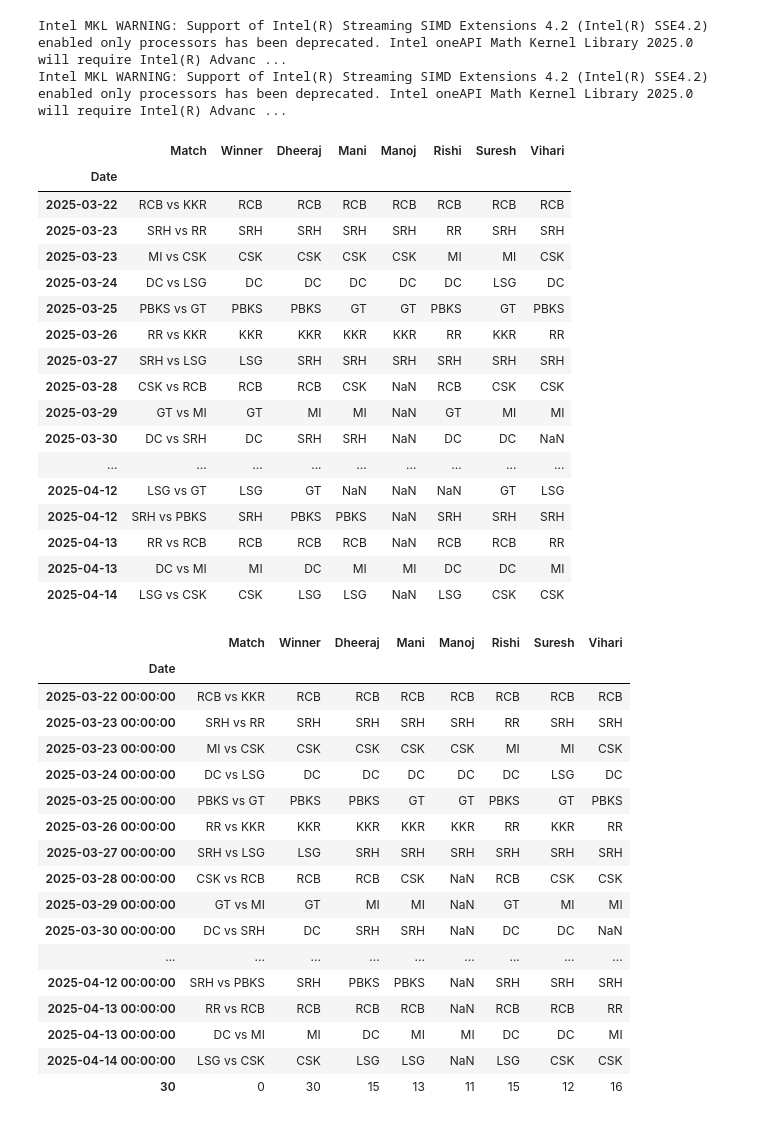
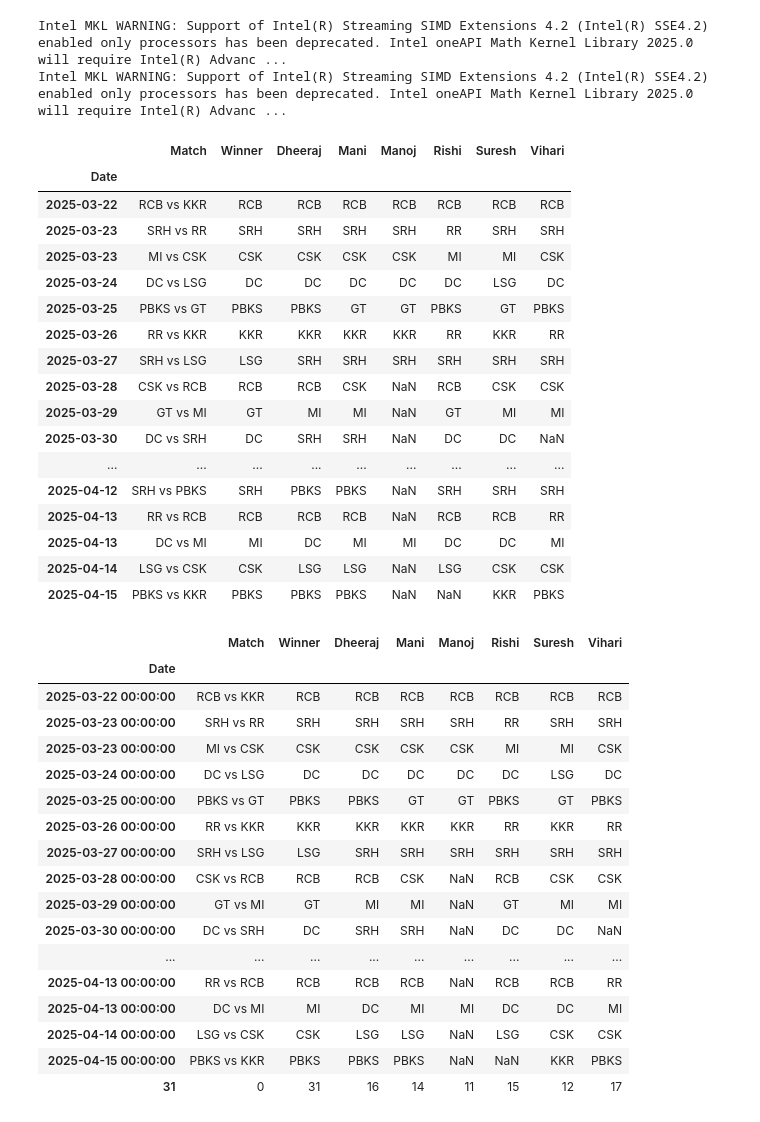
Before and after one commit to vm15717/IPL_data_analysis, a Jupyter notebook: sambar_nation.ipynb, the cells around one changed output. Saved outputs shown, nothing was run; the diff lists cells and outputs as text; code cells hidden in the pictures.

```diff
--- a/sambar_nation.ipynb
+++ b/sambar_nation.ipynb
@@ -67,6 +67,8 @@ df_pred.loc[28] = {'Date': '13-04-2025','Match': 'DC vs MI','Winner': 'MI', 'Dhe
                   'Mani': 'MI', 'Manoj': 'MI', 'Rishi': 'DC', 'Suresh': 'DC','Vihari':'MI'}
 df_pred.loc[29] = {'Date': '14-04-2025','Match': 'LSG vs CSK','Winner': 'CSK', 'Dheeraj': 'LSG', \
                   'Mani': 'LSG', 'Manoj': 'NaN', 'Rishi': 'LSG', 'Suresh': 'CSK','Vihari':'CSK'}
+df_pred.loc[30] = {'Date': '15-04-2025','Match': 'PBKS vs KKR','Winner': 'PBKS', 'Dheeraj': 'PBKS', \
+                  'Mani': 'PBKS', 'Manoj': 'NaN', 'Rishi': 'NaN', 'Suresh': 'KKR','Vihari':'PBKS'}
 df_pred['Date'] = pd.to_datetime(df_pred['Date'], format = '%d-%m-%Y')
 df_pred.set_index('Date', inplace=True)
 # %%
@@ -86,33 +88,33 @@ df_pred
 | 2025-03-29 | GT vs MI | GT | MI | MI | NaN | GT | MI | MI |
 | 2025-03-30 | DC vs SRH | DC | SRH | SRH | NaN | DC | DC | NaN |
 | ... | ... | ... | ... | ... | ... | ... | ... | ... |
-| 2025-04-12 | LSG vs GT | LSG | GT | NaN | NaN | NaN | GT | LSG |
 | 2025-04-12 | SRH vs PBKS | SRH | PBKS | PBKS | NaN | SRH | SRH | SRH |
 | 2025-04-13 | RR vs RCB | RCB | RCB | RCB | NaN | RCB | RCB | RR |
 | 2025-04-13 | DC vs MI | MI | DC | MI | MI | DC | DC | MI |
 | 2025-04-14 | LSG vs CSK | CSK | LSG | LSG | NaN | LSG | CSK | CSK |
+| 2025-04-15 | PBKS vs KKR | PBKS | PBKS | PBKS | NaN | NaN | KKR | PBKS |
 # %%
-df_pred.loc[30] = {p1: sum(df_pred[p1]==df_pred['Winner']) for p1 in df_pred.columns}
+df_pred.loc[31] = {p1: sum(df_pred[p1]==df_pred['Winner']) for p1 in df_pred.columns}
 df_pred
 # %% [output]
 |  | Match | Winner | Dheeraj | Mani | Manoj | Rishi | Suresh | Vihari |
 | Date |  |  |  |  |  |  |  |  |
 | 2025-03-22 00:00:00 | RCB vs KKR | RCB | RCB | RCB | RCB | RCB | RCB | RCB |
 | 2025-03-23 00:00:00 | SRH vs RR | SRH | SRH | SRH | SRH | RR | SRH | SRH |
 | 2025-03-23 00:00:00 | MI vs CSK | CSK | CSK | CSK | CSK | MI | MI | CSK |
 | 2025-03-24 00:00:00 | DC vs LSG | DC | DC | DC | DC | DC | LSG | DC |
 | 2025-03-25 00:00:00 | PBKS vs GT | PBKS | PBKS | GT | GT | PBKS | GT | PBKS |
 | 2025-03-26 00:00:00 | RR vs KKR | KKR | KKR | KKR | KKR | RR | KKR | RR |
 | 2025-03-27 00:00:00 | SRH vs LSG | LSG | SRH | SRH | SRH | SRH | SRH | SRH |
 | 2025-03-28 00:00:00 | CSK vs RCB | RCB | RCB | CSK | NaN | RCB | CSK | CSK |
 | 2025-03-29 00:00:00 | GT vs MI | GT | MI | MI | NaN | GT | MI | MI |
 | 2025-03-30 00:00:00 | DC vs SRH | DC | SRH | SRH | NaN | DC | DC | NaN |
 | ... | ... | ... | ... | ... | ... | ... | ... | ... |
-| 2025-04-12 00:00:00 | SRH vs PBKS | SRH | PBKS | PBKS | NaN | SRH | SRH | SRH |
 | 2025-04-13 00:00:00 | RR vs RCB | RCB | RCB | RCB | NaN | RCB | RCB | RR |
 | 2025-04-13 00:00:00 | DC vs MI | MI | DC | MI | MI | DC | DC | MI |
 | 2025-04-14 00:00:00 | LSG vs CSK | CSK | LSG | LSG | NaN | LSG | CSK | CSK |
-| 30 | 0 | 30 | 15 | 13 | 11 | 15 | 12 | 16 |
+| 2025-04-15 00:00:00 | PBKS vs KKR | PBKS | PBKS | PBKS | NaN | NaN | KKR | PBKS |
+| 31 | 0 | 31 | 16 | 14 | 11 | 15 | 12 | 17 |
 # %%
 df_pred2 = df_pred.drop(['Match'], axis = 1)
 df_pred3 = df_pred2.drop(['Winner'], axis = 1)
```
Also changed, not shown: parts of 1 cell of this notebook, 1 other file.
